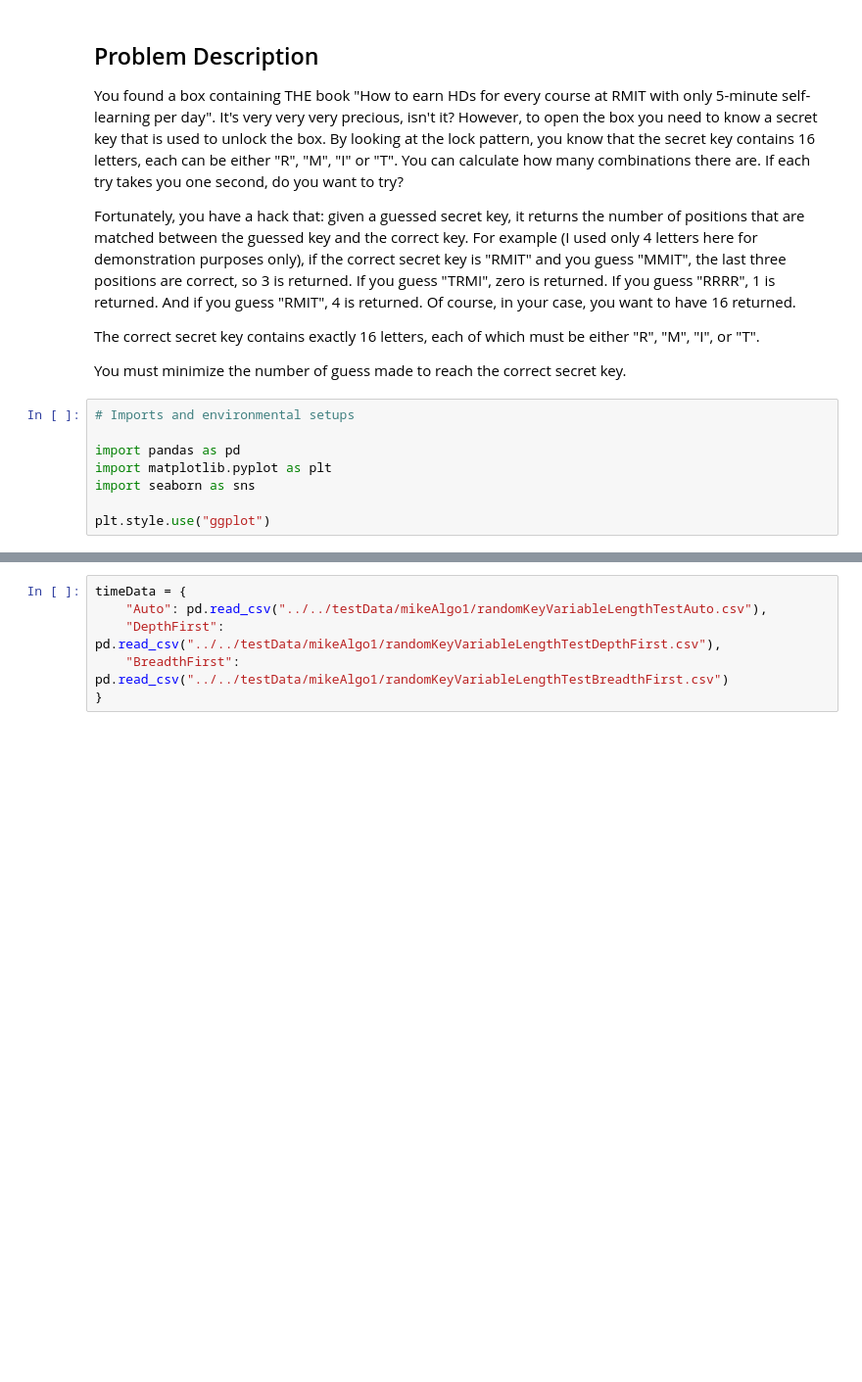
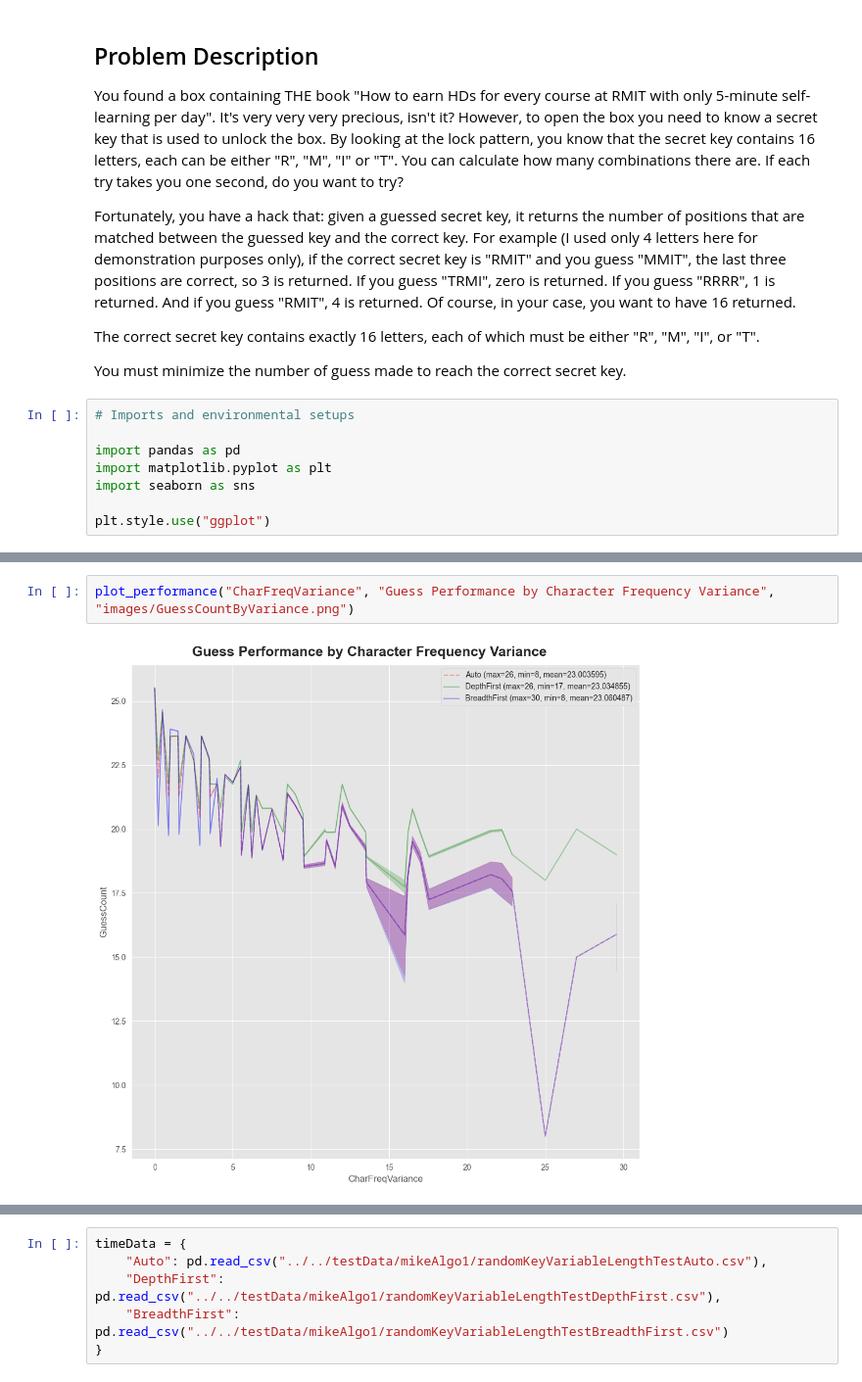
Before and after one commit to miketvo/rmit2023a-cosc2658-group-project, a Jupyter notebook: notebooks/MikeAlgo1/Analysis.ipynb, the cells around one changed output, grey strips where cells are left out. Shown at 98% size. Drawn from its saved outputs; the diff is of its cells as text; blank space fills up the shorter version.

```diff
--- a/notebooks/MikeAlgo1/Analysis.ipynb
+++ b/notebooks/MikeAlgo1/Analysis.ipynb
@@ -44,0 +93,4 @@ guessData = {
+# %%
+plot_performance("CharFreqVariance", "Guess Performance by Character Frequency Variance", "images/GuessCountByVariance.png")
+# %% [output]
+[figure, added]
```
Also changed, not shown: parts of 9 cells of this notebook, 6 other files.
